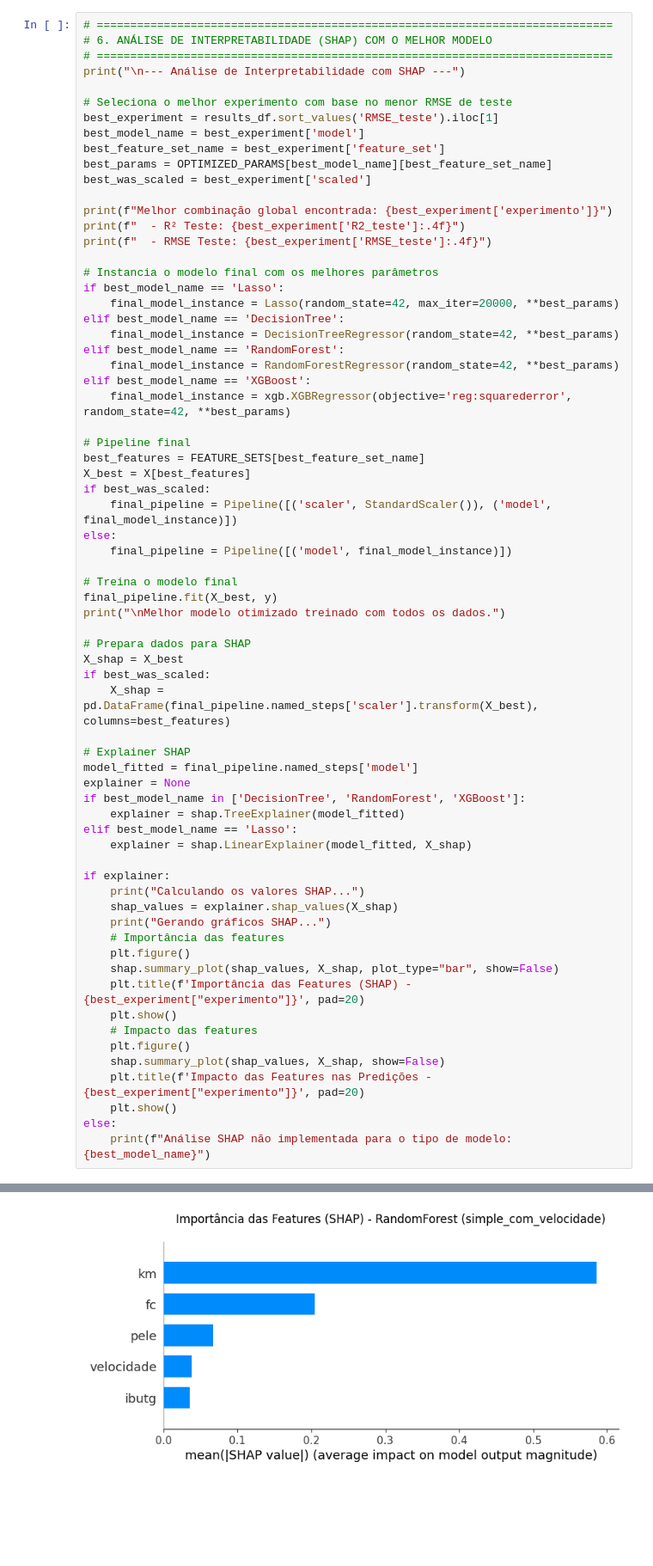
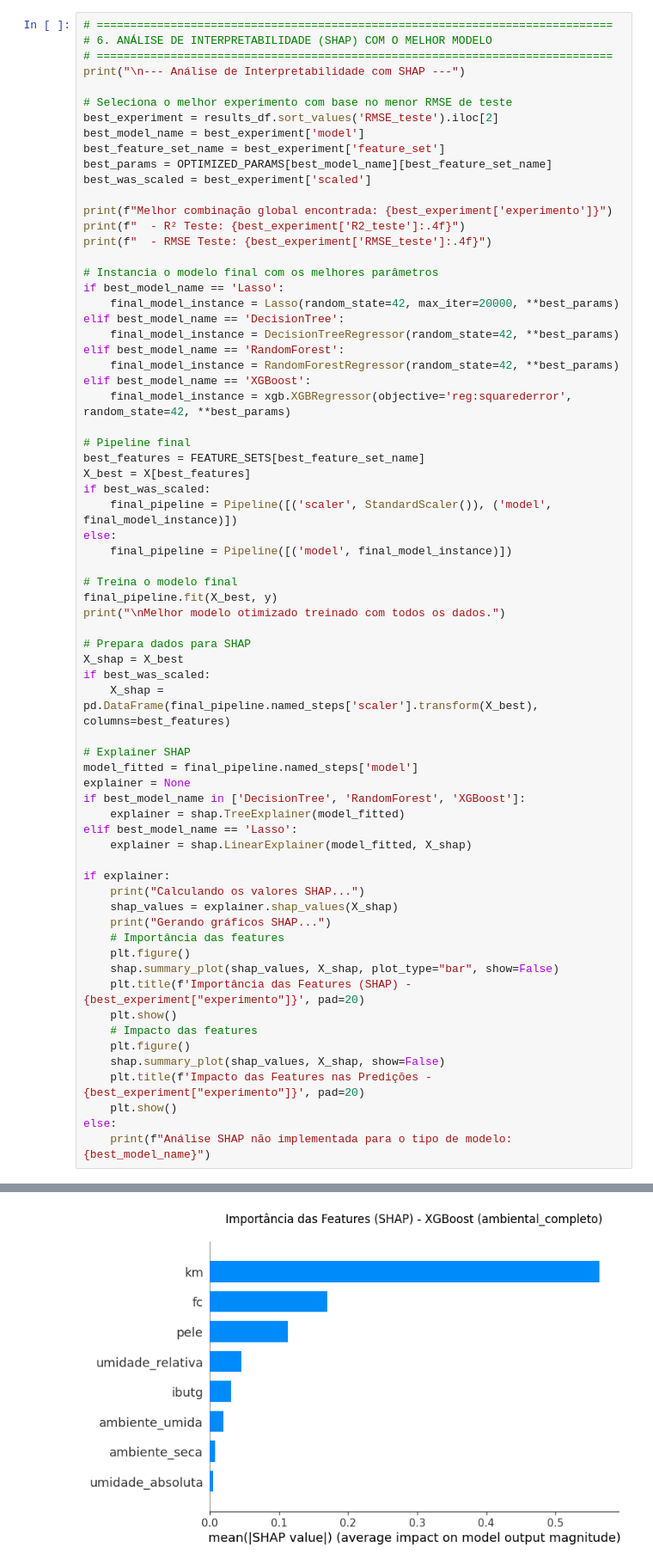
Before and after one commit to LBS-UFMG/tcore, a Jupyter notebook: models/modelo-final-1-1km.ipynb, the cells around one changed output, grey strips where cells are left out. Shown at 86% size. Drawn from its saved outputs; the diff is of its cells as text; blank space fills up the shorter version.

```diff
--- a/models/modelo-final-1-1km.ipynb
+++ b/models/modelo-final-1-1km.ipynb
@@ -253,7 +253,7 @@ plt.show()
 print("\n--- Análise de Interpretabilidade com SHAP ---")
 
 # Seleciona o melhor experimento com base no menor RMSE de teste
-best_experiment = results_df.sort_values('RMSE_teste').iloc[1]
+best_experiment = results_df.sort_values('RMSE_teste').iloc[2]
 best_model_name = best_experiment['model']
 best_feature_set_name = best_experiment['feature_set']
 best_params = OPTIMIZED_PARAMS[best_model_name][best_feature_set_name]
@@ -326,2 +329,2 @@ Gerando gráficos SHAP...
 Gerando gráficos SHAP...
-[figure, old version]
+[figure, new version]
```
Also changed, not shown: parts of 1 cell of this notebook, 5 other files.
